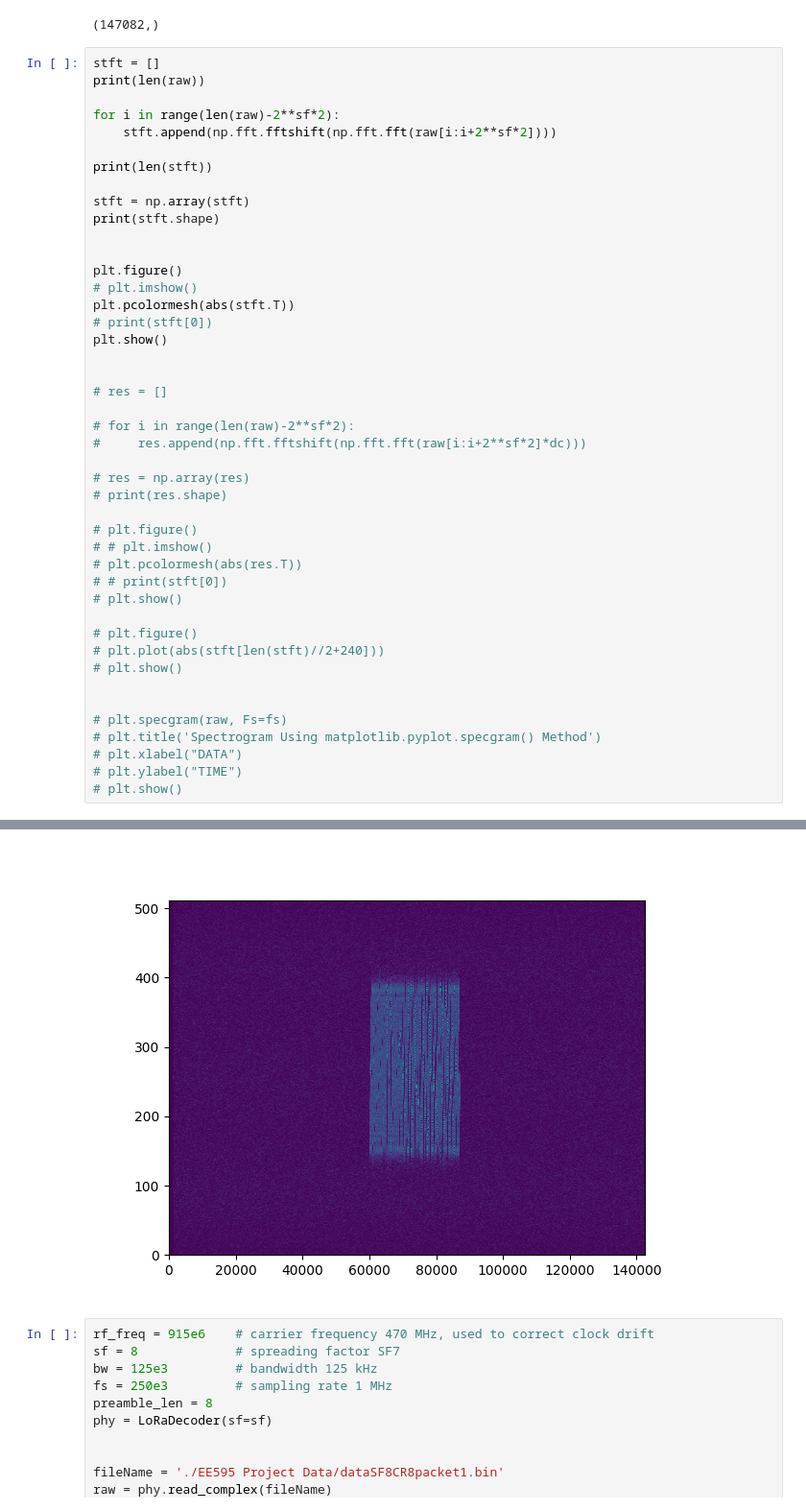
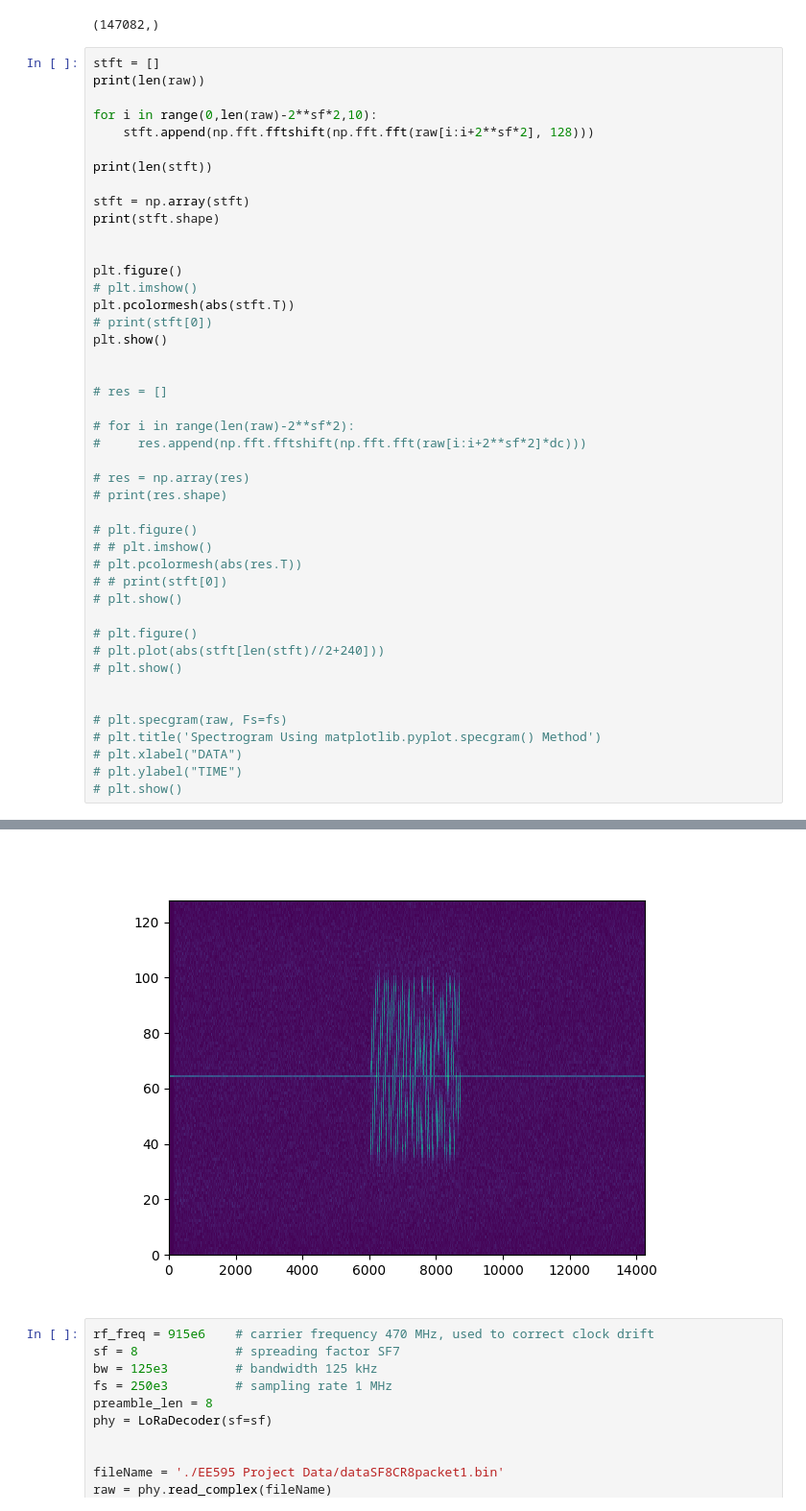
Before and after one commit to xsun2445/ee595hws, a Jupyter notebook: hw1/test.ipynb, the cells around one changed output, grey strips where cells are left out. Shown at 96% size. Cells and saved outputs as stored; diff of their text form.

```diff
--- a/hw1/test.ipynb
+++ b/hw1/test.ipynb
@@ -704,8 +704,8 @@ res.shape
 stft = []
 print(len(raw))
 
-for i in range(len(raw)-2**sf*2):
-    stft.append(np.fft.fftshift(np.fft.fft(raw[i:i+2**sf*2])))
+for i in range(0,len(raw)-2**sf*2,10):
+    stft.append(np.fft.fftshift(np.fft.fft(raw[i:i+2**sf*2], 128)))
 
 print(len(stft))
 
@@ -751,4 +751,4 @@ plt.show()
-[figure, old version]
+[figure, new version]
 # %%
 rf_freq = 915e6    # carrier frequency 470 MHz, used to correct clock drift
 sf = 8             # spreading factor SF7
```
Also changed, not shown: parts of 14 cells of this notebook, 1 other file.
